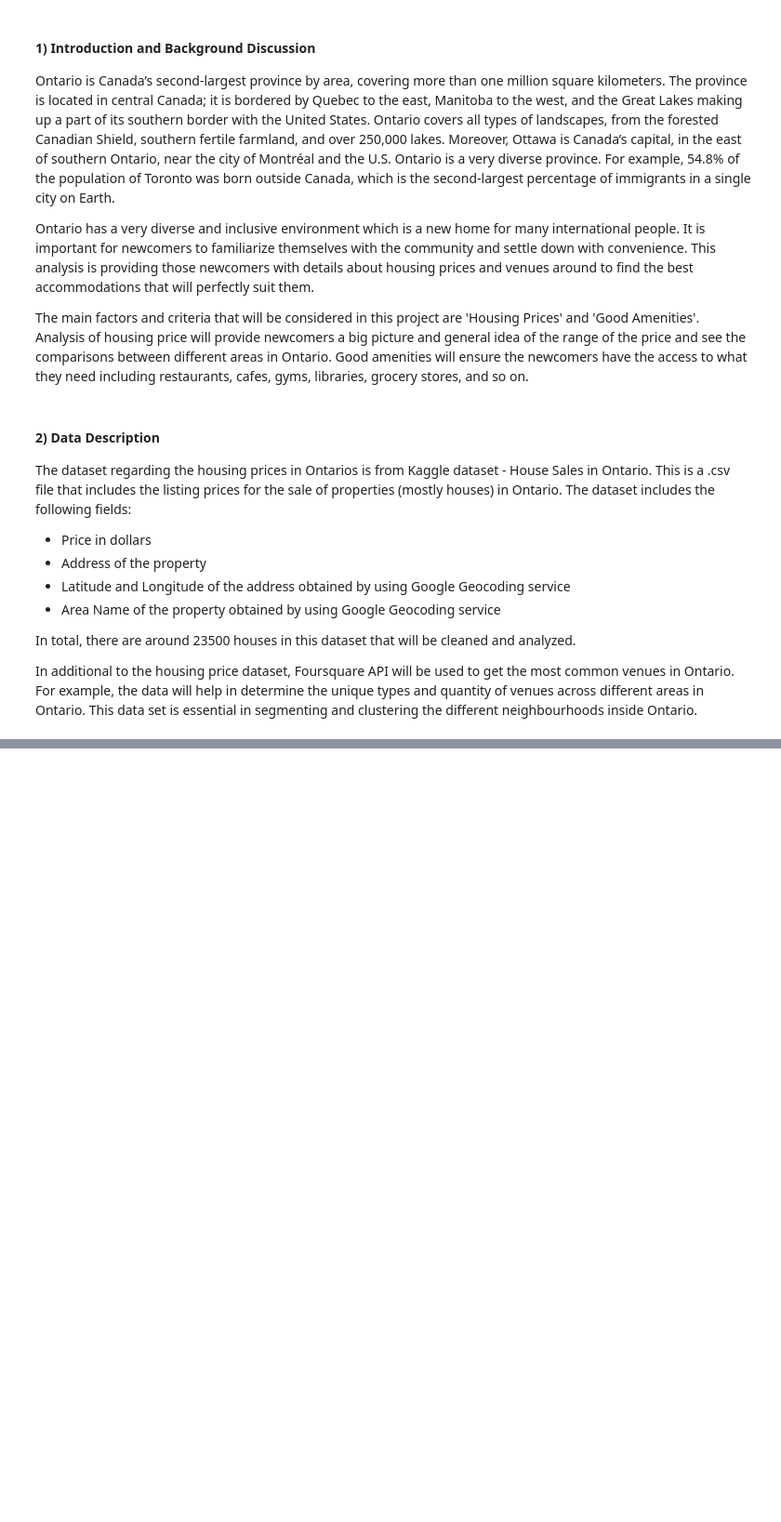
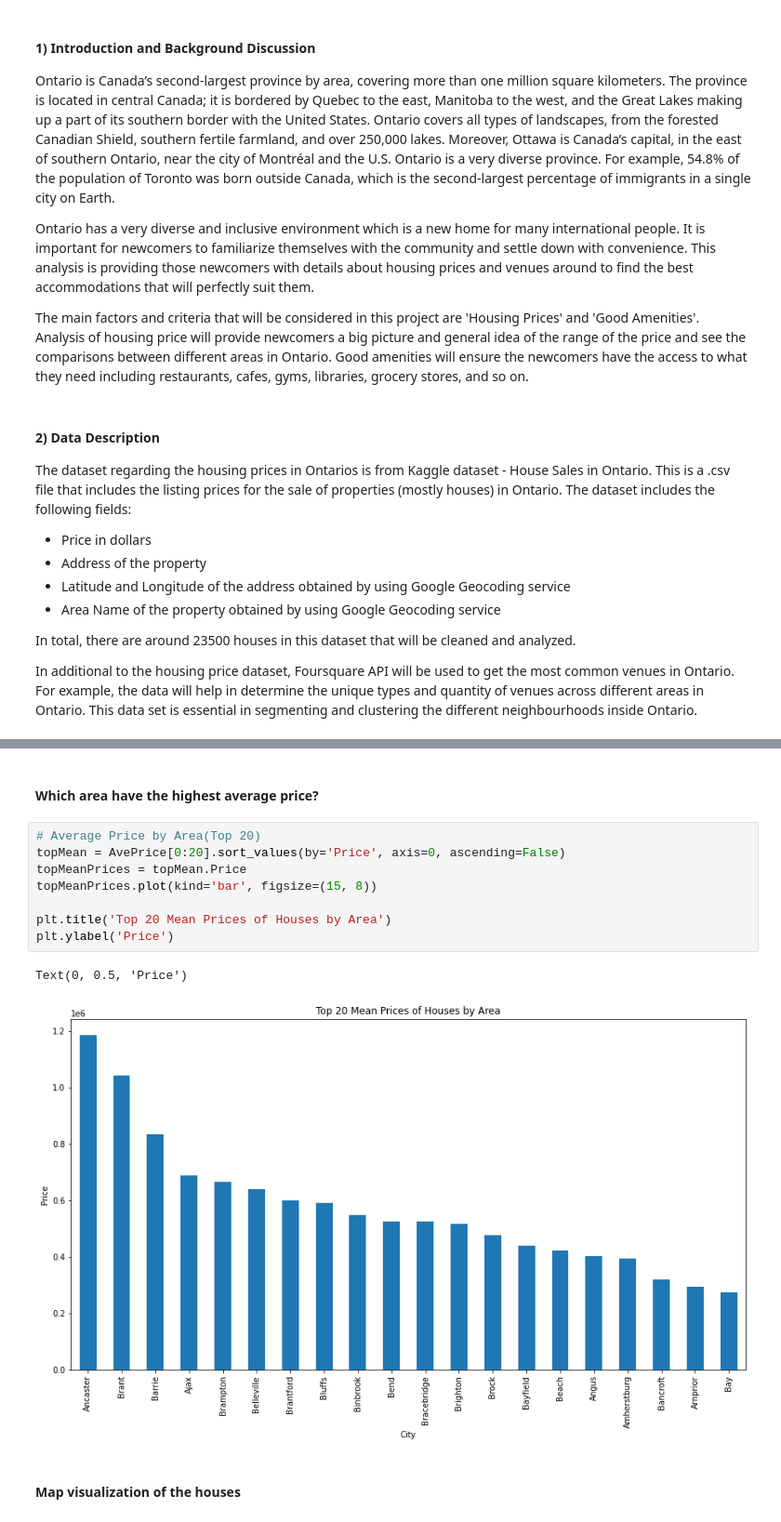
Before and after one commit to kerry918/IBM-Data-Science-Capstone, a Jupyter notebook: Capstone Project Notebook.ipynb, the cells around one changed output, grey strips where cells are left out. Shown at 93% size. Drawn from its saved outputs; the diff is of its cells as text; blank space fills up the shorter version.

```diff
--- a/Capstone Project Notebook.ipynb
+++ b/Capstone Project Notebook.ipynb
@@ -29,0 +190,15 @@ import numpy as np
+# %% [markdown]
+#### Which area have the highest average price?
+# %%
+# Average Price by Area(Top 20)
+topMean = AvePrice[0:20].sort_values(by='Price', axis=0, ascending=False)
+topMeanPrices = topMean.Price
+topMeanPrices.plot(kind='bar', figsize=(15, 8))
+
+plt.title('Top 20 Mean Prices of Houses by Area')
+plt.ylabel('Price')
+# %% [output]
+Text(0, 0.5, 'Price')
+[figure, added]
+# %% [markdown]
+#### Map visualization of the houses
```
Also changed, not shown: parts of 61 cells of this notebook.
